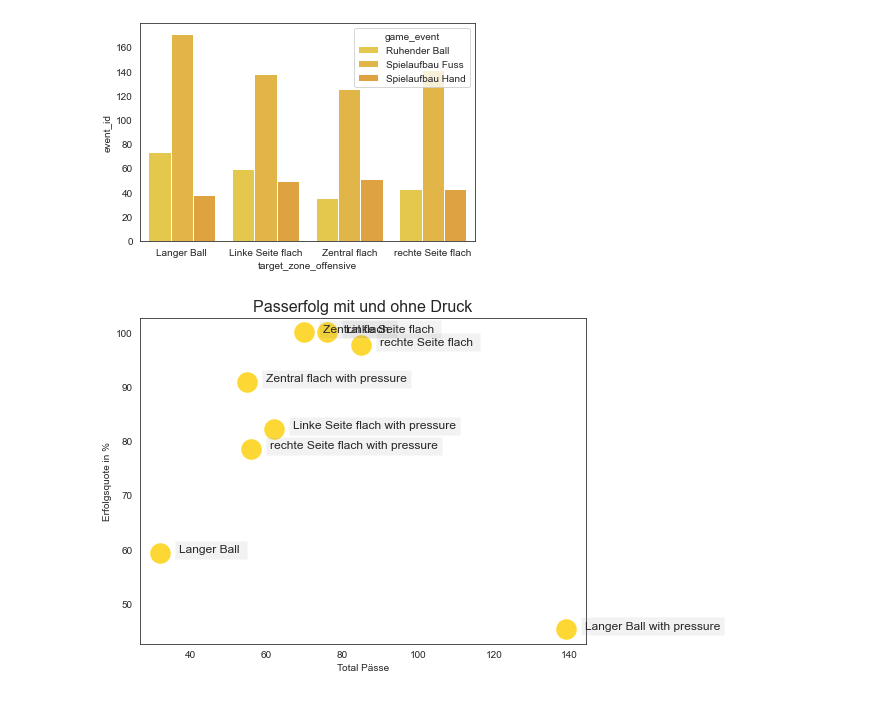
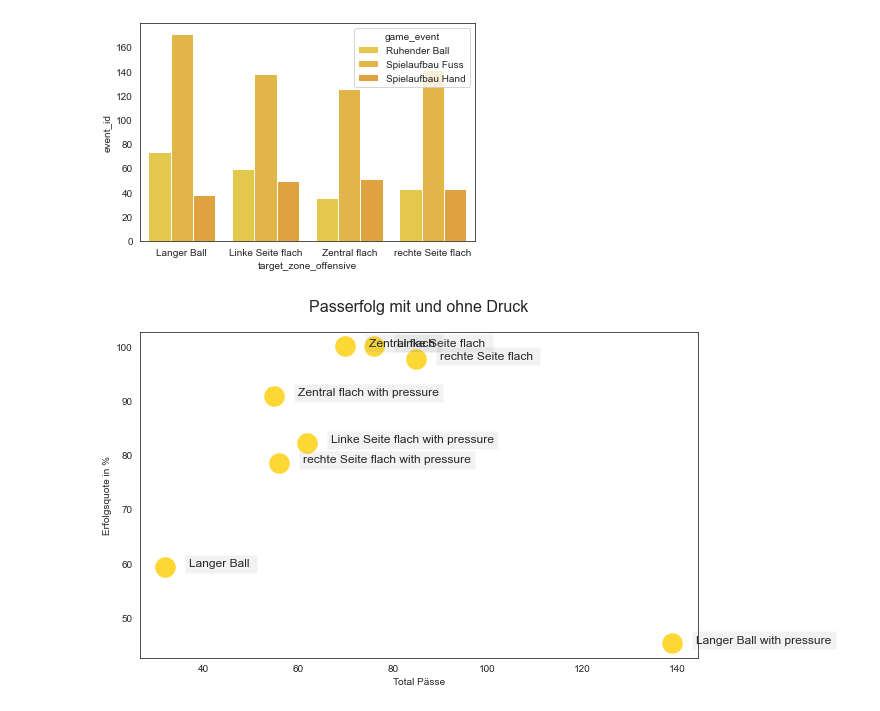
Before and after one commit to keepertrainer78698/youth-base, a Jupyter notebook: game-stats/keeperstats.ipynb, the cells around one changed output. Cells and saved outputs as stored; diff of their text form; code cells hidden in the pictures.

```diff
--- a/game-stats/keeperstats.ipynb
+++ b/game-stats/keeperstats.ipynb
@@ -134,10 +134,13 @@ plt.show()
 ## Creating a dataframe with solely defensive events and columns
 defensive_df = events_df.loc[events_df.phase == 'def']
 defensive_df = defensive_df.dropna(axis = 1, how = 'all')
+defensive_df = defensive_df[~defensive_df.game_event.isin(['Penalty', 'Standard'])]
 
 ## Compare defensive occurence of defensive events
 group_def_events = defensive_df.groupby(['game_event', 'category']).event_id.count().reset_index()
 group_def_events = group_def_events.pivot(index = 'game_event', columns = 'category', values = 'event_id').reset_index()
+
+print(group_def_events)
 
 values = group_def_events.iloc[:,1:].columns
 
@@ -228,9 +240,9 @@ sns.scatterplot(x='total', y='perc of gk reaction', s=500, data=pivot_critical_e
 
 plt.xlabel('Anzahl Aktionen')
 plt.ylabel('% Aktionen für TH')
-plt.title('Aktionen für TH und Häufigkeit der Spielsituationen', fontsize=16)
+plt.title('Aktionen für TH und Häufigkeit der Spielsituationen', fontsize=16, pad=20)
 for i, label in enumerate(pivot_critical_events.primary_event):
-    plt.text(pivot_critical_events.total[i], pivot_critical_events['perc of gk reaction'][i]+0.03, label, fontsize=12)
+    plt.text(pivot_critical_events.total[i], pivot_critical_events['perc of gk reaction'][i]+0.03, label, fontsize=12, bbox=dict(facecolor='gray', alpha=0.1))
 
 plt.savefig('torhüter_aktionen.png')
 plt.show()
@@ -331,29 +340,29 @@ sns.barplot(data=group_passing_distribution, x='target_zone_offensive', y='event
 # %%
 ## Passing analysis
 
 group_pressure_passing = passing_df.groupby(['target_zone_offensive', 'under_pressure', 'success']).event_id.count().reset_index()
 pivot_pressure_passing = group_pressure_passing.pivot(index=['target_zone_offensive', 'under_pressure'], columns='success', values='event_id').reset_index()
 pivot_pressure_passing['no'] = pivot_pressure_passing.no.fillna(0)
 pivot_pressure_passing['total_passes'] = pivot_pressure_passing['yes'] + pivot_pressure_passing['no']
 pivot_pressure_passing['accuracy'] = pivot_pressure_passing.yes / pivot_pressure_passing.total_passes * 100
 pivot_pressure_passing['target_zone_offensive'] = pivot_pressure_passing.target_zone_offensive.str.cat(pivot_pressure_passing.under_pressure, sep= ' ')
 pivot_pressure_passing = pivot_pressure_passing.drop(columns=['under_pressure', 'no', 'yes'])
 
-plt.figure(figsize=[8, 6])
+plt.figure(figsize=[10, 6])
 sns.scatterplot(x='total_passes', y='accuracy', s=500, data=pivot_pressure_passing)
 
 for i in range(pivot_pressure_passing.shape[0]):
     plt.text(x=pivot_pressure_passing.total_passes[i]+5,
         y=pivot_pressure_passing.accuracy[i]+0.01,
         s=pivot_pressure_passing.target_zone_offensive[i],
         fontsize=12,
         bbox=dict(facecolor='gray', alpha=0.1))
 
-plt.title('Passerfolg mit und ohne Druck', fontsize=16)
+plt.title('Passerfolg mit und ohne Druck', fontsize=16, pad=20)
 plt.xlabel('Total Pässe')
 plt.ylabel('Erfolgsquote in %')
 
 plt.savefig('passgenauigkeit.png')
 plt.show()
 # %% [output]
-[figure, old version]
+[figure, new version]
```
Also changed, not shown: parts of 4 cells of this notebook, 6 other files.
